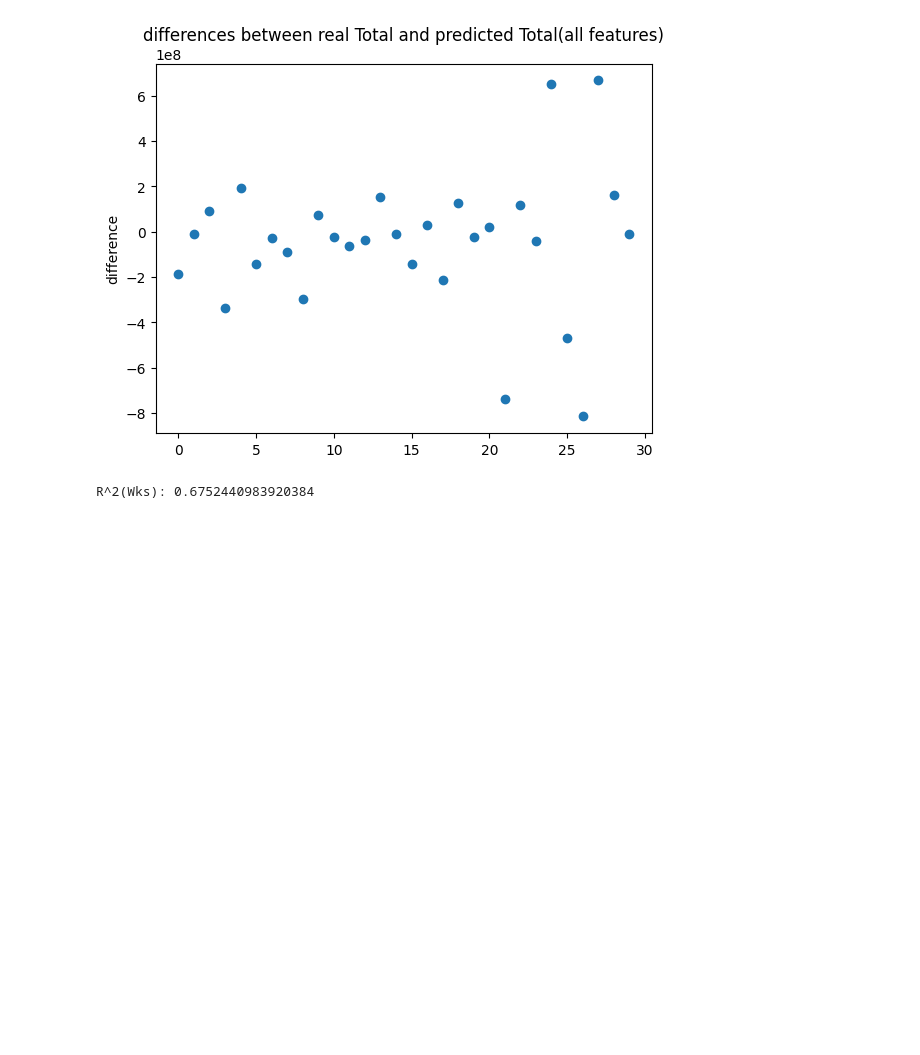
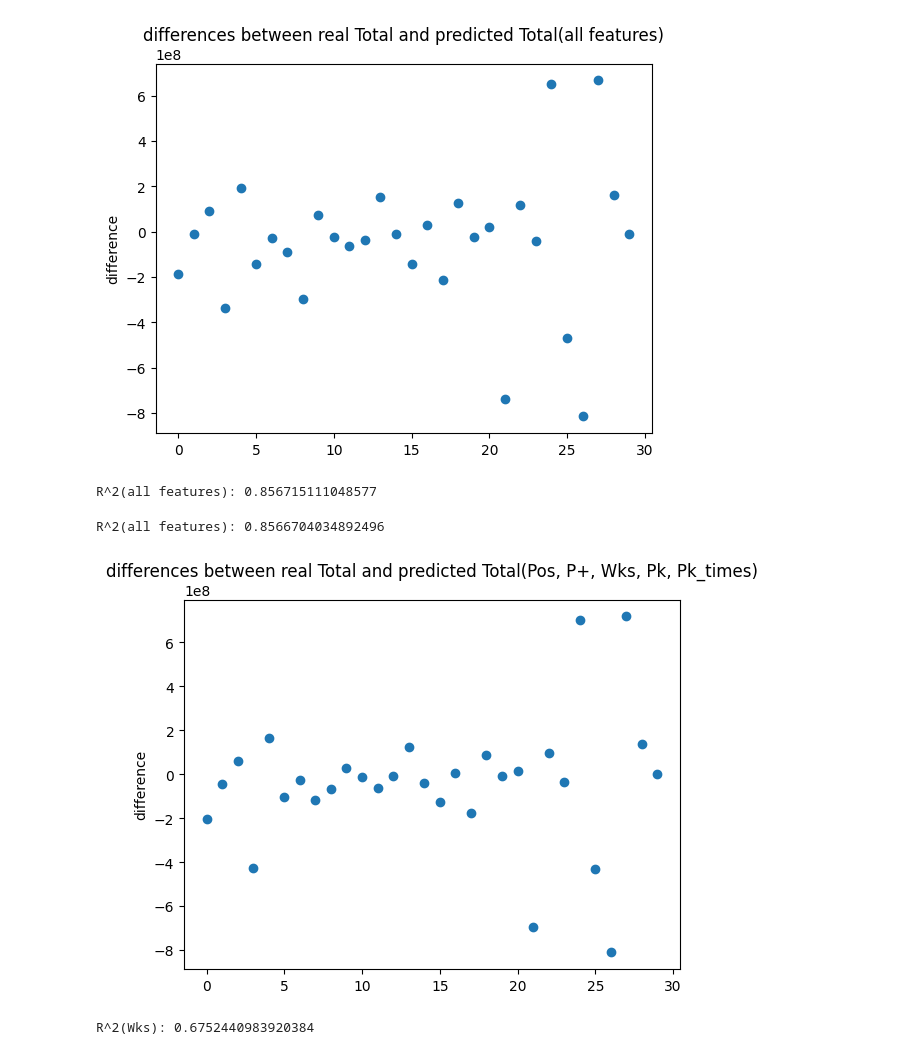
Before and after one commit to Rebecca-202211/dataanalytics, a Jupyter notebook: Global_Spotify_Weekly_Chart.ipynb, the cells around one changed output. Cells and saved outputs as stored; diff of their text form; code cells hidden in the pictures; blank space fills up the shorter version.

```diff
--- a/Global_Spotify_Weekly_Chart.ipynb
+++ b/Global_Spotify_Weekly_Chart.ipynb
@@ -294,6 +298,43 @@ plt.title('differences between real Total and predicted Total(all features)')
 plt.show()
 # %% [output]
 [figure]
+# %%
+X = data.drop(['Total','Artist','Title','Streams'], axis = 1)
+Y = data['Total']
+
+x_train, x_test, y_train, y_test = train_test_split(X, Y, test_size=0.15, random_state=45)
+
+lrm = LinearRegression()
+lrm.fit(x_train,y_train)
+score = lrm.score(x_train,y_train)
+print('R^2(all features): {}'.format(score))
+
+predict = lrm.predict(x_test)
+# %% [output]
+R^2(all features): 0.856715111048577
+# %%
+X = data.drop(['Total','Artist','Title','Streams','Streams+'], axis = 1)
+Y = data['Total']
+
+x_train, x_test, y_train, y_test = train_test_split(X, Y, test_size=0.15, random_state=45)
+
+lrm = LinearRegression()
+lrm.fit(x_train,y_train)
+score = lrm.score(x_train,y_train)
+print('R^2(all features): {}'.format(score))
+
+predict = lrm.predict(x_test)
+# %% [output]
+R^2(all features): 0.8566704034892496
+# %%
+import matplotlib.pyplot as plt
+
+plt.scatter(range(len(y_test)),predict-y_test)
+plt.ylabel('difference')
+plt.title('differences between real Total and predicted Total(Pos, P+, Wks, Pk, Pk_times)')
+plt.show()
+# %% [output]
+[figure, added]
 # %%
 X = data[['Wks']]
 Y = data['Total']
```
Also changed, not shown: parts of 9 cells of this notebook.
